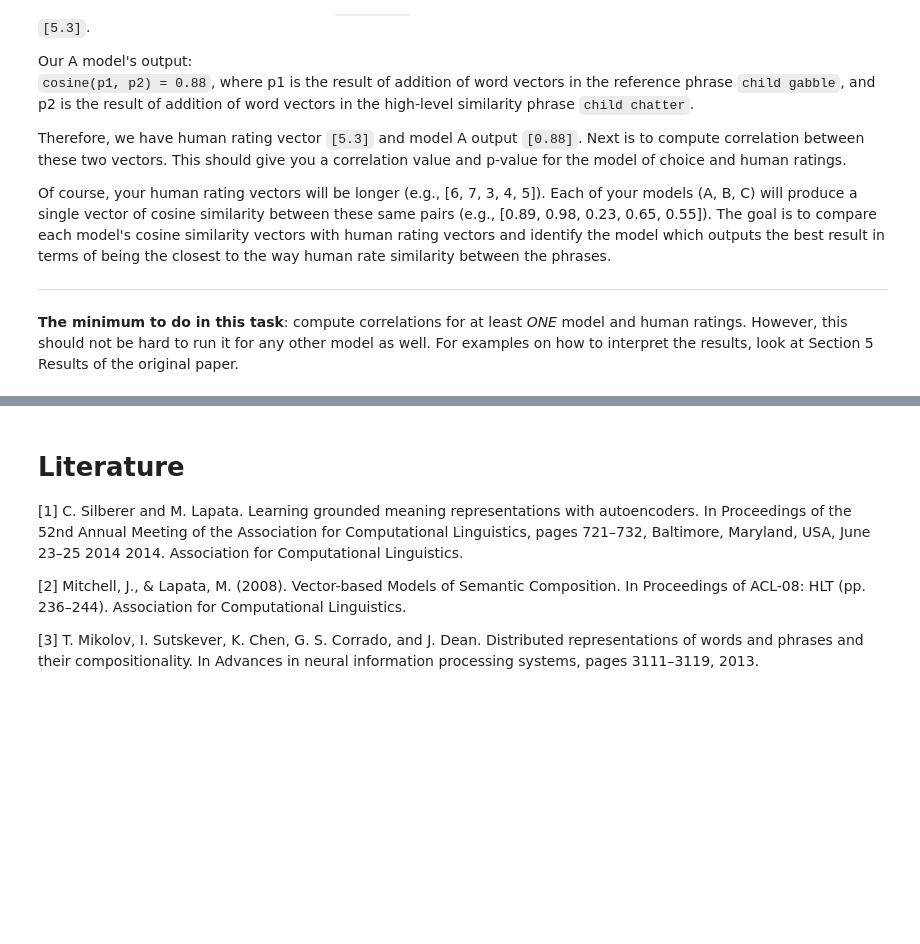
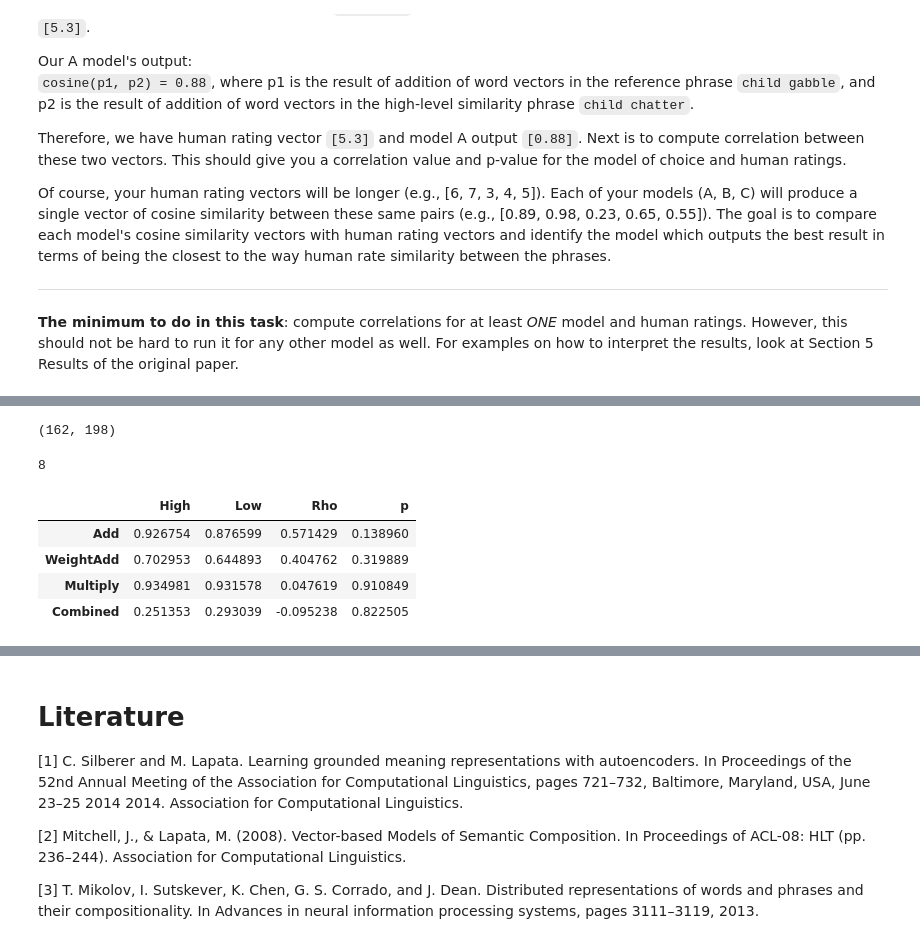
Before and after one commit to Devix71/computational-semantics, a Jupyter notebook: assignments/02-vector-semantics/vector-semantics.ipynb, the cells around one changed output, grey strips where cells are left out. Drawn from its saved outputs; the diff is of its cells as text; code cells hidden in the pictures; blank space fills up the shorter version.

```diff
--- a/assignments/02-vector-semantics/vector-semantics.ipynb
+++ b/assignments/02-vector-semantics/vector-semantics.ipynb
@@ -414,0 +444,16 @@ Of course, your human rating vectors will be longer (e.g., [6, 7, 3, 4, 5]). Eac
+# %%
+# Check which of these words are actually in our vector space:
+
+words = [y for x in average_ratings for y in x]
+invocab = []
+oovocab = []
+for word in words:
+    if word in space_10k:
+        invocab.append(word)
+    else:
+        oovocab.append(word)
+len(invocab), len(oovocab)
+
+# Ok, a lot of these words are -not- in our vector space!
+# %% [output]
+(162, 198)
@@ -414,0 +508,43 @@ Of course, your human rating vectors will be longer (e.g., [6, 7, 3, 4, 5]). Eac
+# %%
+model_results = {
+'Add': comp_results(add_compare, average_ratings, svdspace_10k),
+'WeightAdd': comp_results(weightAdd_compare, average_ratings, svdspace_10k),
+'Multiply': comp_results(multiply_compare, average_ratings, svdspace_10k),
+'Combined': comp_results(combined_compare, average_ratings, svdspace_10k)
+}
+# %%
+len(model_results['Add'])
+# Once we remove the examples that are not in our vector space, only 8 sentence pairs remain.
+# That is probably too few for a correlation test to be meaningful?
+# %% [output]
+8
+# %%
+# Correlations with human judgements for different models:
+
+results = {}
+for model, result in model_results.items():
+    model_ratings = []
+    human_ratings = []
+    hi = []
+    lo = []
+    for example in result:
+        model_ratings.append(result[example])
+        human_ratings.append(average_ratings[example][1])
+        if average_ratings[example][0] == 'high':
+            hi.append(result[example])
+        else:
+            lo.append(result[example])
+
+    rho, pval = stats.spearmanr(model_ratings, human_ratings)
+    high = sum(hi)/len(hi)
+    low = sum(lo)/len(lo)
+    results[model] = {'High':high, 'Low':low, 'Rho':rho, 'p':pval}
+
+results = pd.DataFrame.from_dict(results, orient='index')
+results
+# %% [output]
+|  | High | Low | Rho | p |
+| Add | 0.926754 | 0.876599 | 0.571429 | 0.138960 |
+| WeightAdd | 0.702953 | 0.644893 | 0.404762 | 0.319889 |
+| Multiply | 0.934981 | 0.931578 | 0.047619 | 0.910849 |
+| Combined | 0.251353 | 0.293039 | -0.095238 | 0.822505 |
```
Also changed, not shown: parts of 9 cells of this notebook.
